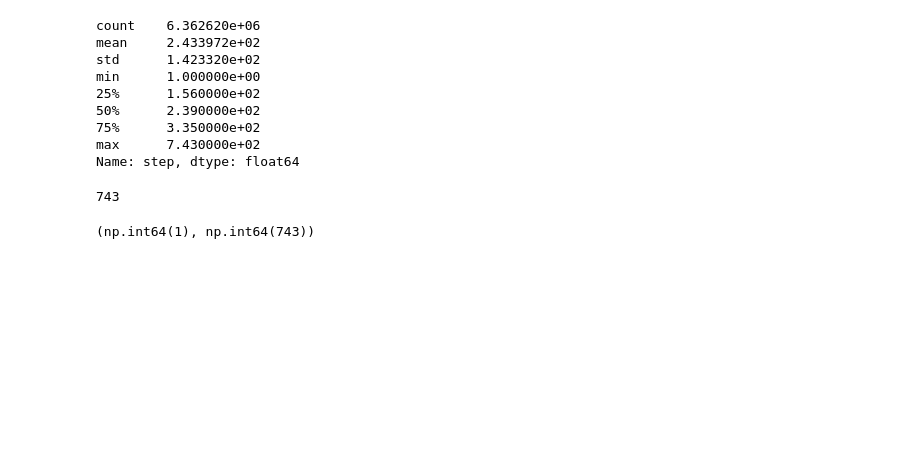
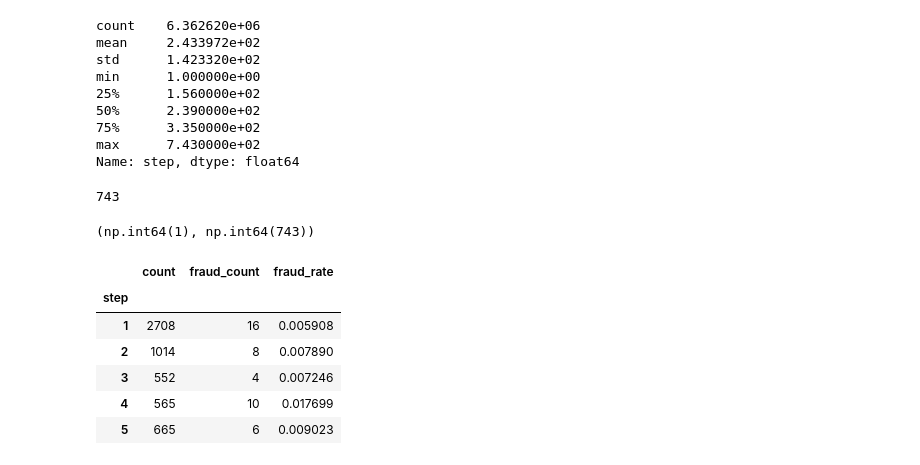
Before and after one commit to Bishesh-P/Real-Time-Fraud-detection-pipeline, a Jupyter notebook: notebooks/01_eda_notebooks.ipynb, the cells around one changed output. Drawn from its saved outputs; the diff is of its cells as text; code cells hidden in the pictures; blank space fills up the shorter version.

```diff
--- a/notebooks/01_eda_notebooks.ipynb
+++ b/notebooks/01_eda_notebooks.ipynb
@@ -141,0 +153,11 @@ df["step"].min(), df["step"].max()
+# %%
+
+fraud_by_step.head()
+# %% [output]
+|  | count | fraud_count | fraud_rate |
+| step |  |  |  |
+| 1 | 2708 | 16 | 0.005908 |
+| 2 | 1014 | 8 | 0.007890 |
+| 3 | 552 | 4 | 0.007246 |
+| 4 | 565 | 10 | 0.017699 |
+| 5 | 665 | 6 | 0.009023 |
```
Also changed, not shown: parts of 3 cells of this notebook.
